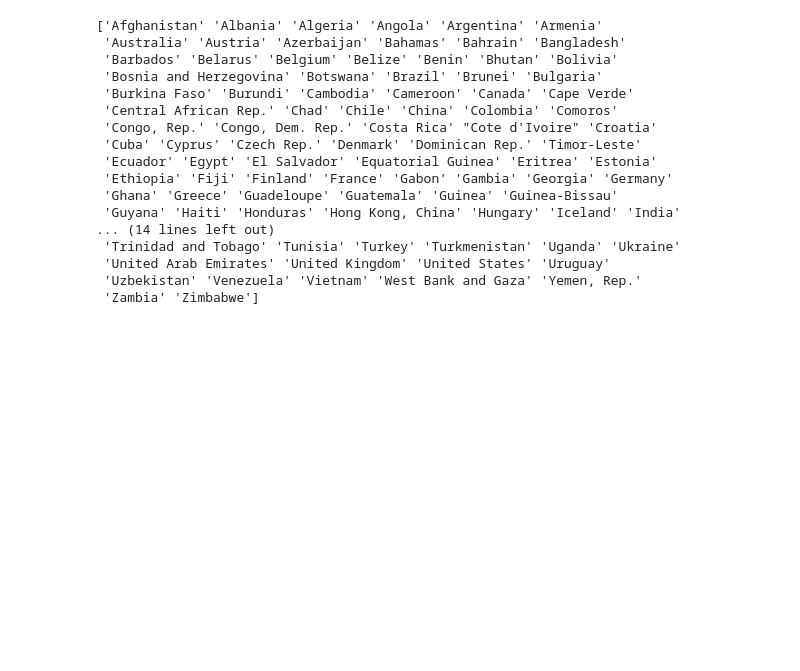
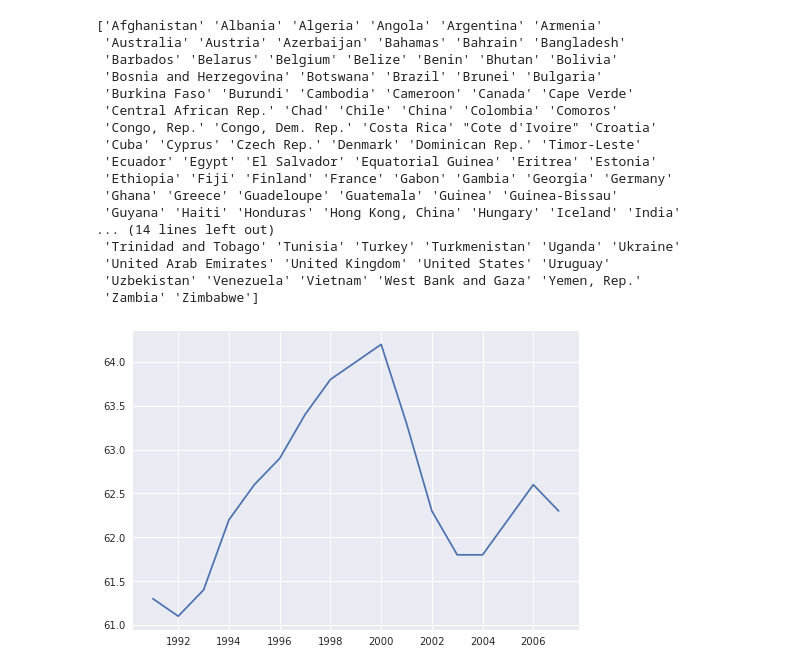
Before and after one commit to zhengweiyu/L2_NP_And_PD_Part1, a Jupyter notebook: L2_NP_And_PD_Part1.ipynb, the cells around one changed output. Saved outputs shown, nothing was run; the diff lists cells and outputs as text; code cells hidden in the pictures; blank space fills up the shorter version.

```diff
--- a/L2_NP_And_PD_Part1.ipynb
+++ b/L2_NP_And_PD_Part1.ipynb
@@ -821,3 +822,8 @@ print employment.index.values
  'United Arab Emirates' 'United Kingdom' 'United States' 'Uruguay'
  'Uzbekistan' 'Venezuela' 'Vietnam' 'West Bank and Gaza' 'Yemen, Rep.'
  'Zambia' 'Zimbabwe']
+# %%
+plt.plot(employment_us)
+plt.show()
+# %% [output]
+[figure, added]
```
Also changed, not shown: parts of 6 cells of this notebook.
